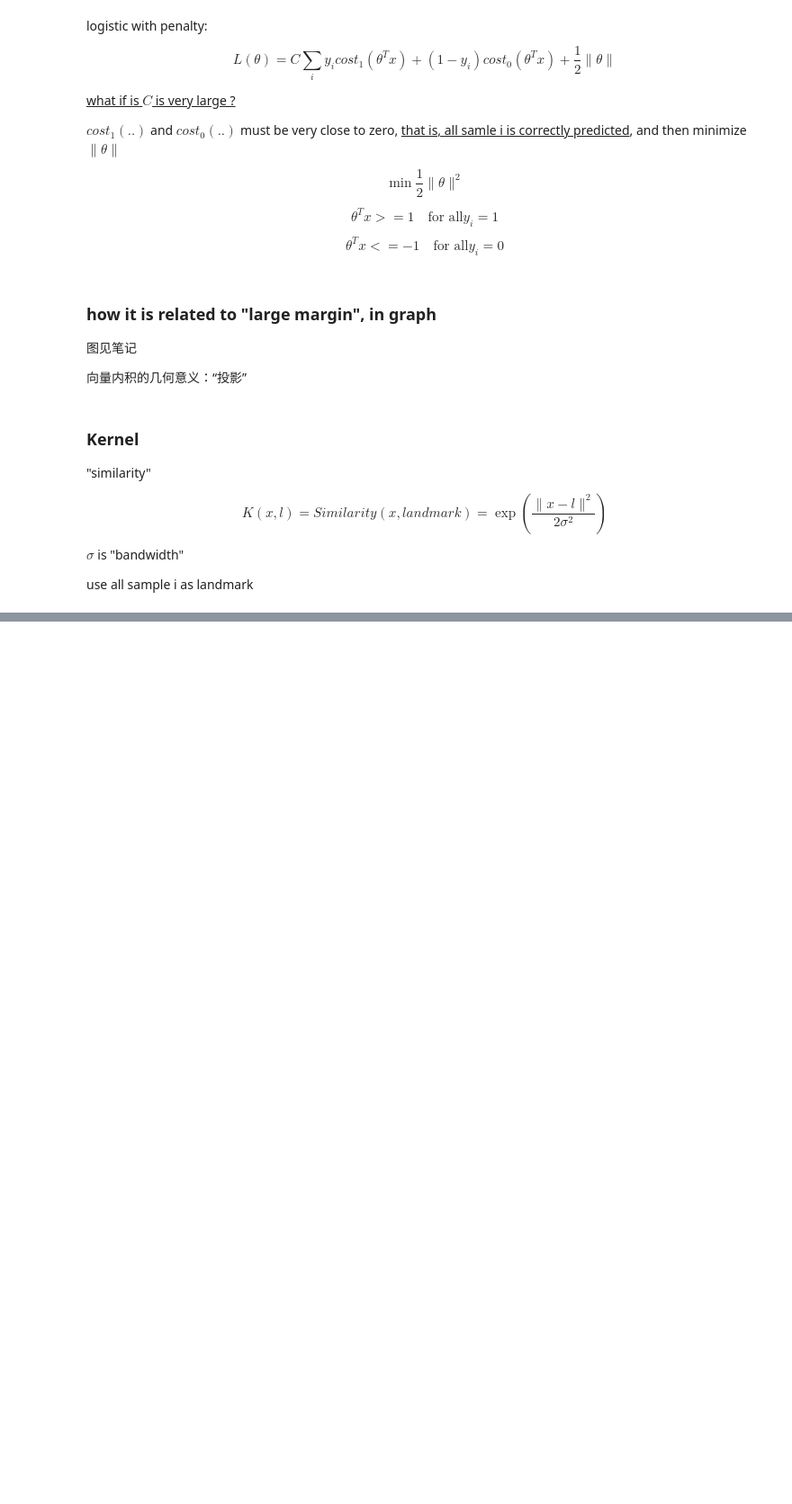
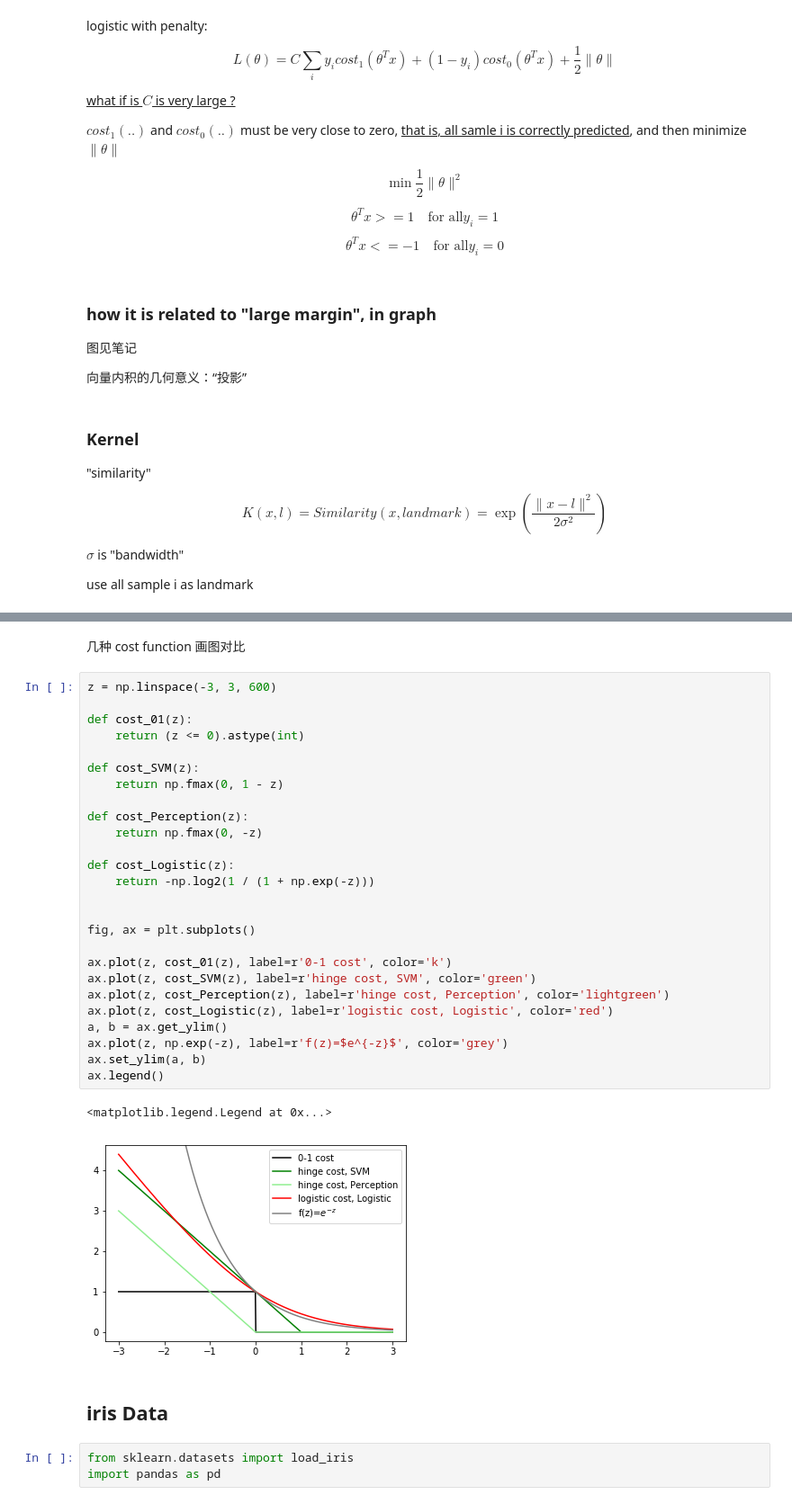
Before and after one commit to JiaRu2016/LiHang_StatisticalLearningMethod, a Jupyter notebook: C7-SVM/SVM.ipynb, the cells around one changed output, grey strips where cells are left out. Shown: that part at 90% size. Saved outputs shown, nothing was run; the diff lists cells and outputs as text; blank space fills up the shorter version.

Commit message:
SVM summary & comparison, sklearn iris

```diff
--- a/C7-SVM/SVM.ipynb
+++ b/C7-SVM/SVM.ipynb
@@ -133,0 +182,36 @@ plt.show()
+# %% [markdown]
+几种 cost function 画图对比
+# %%
+z = np.linspace(-3, 3, 600)
+
+def cost_01(z):
+    return (z <= 0).astype(int)
+
+def cost_SVM(z):
+    return np.fmax(0, 1 - z)
+
+def cost_Perception(z):
+    return np.fmax(0, -z)
+
+def cost_Logistic(z):
+    return -np.log2(1 / (1 + np.exp(-z)))
+
+
+fig, ax = plt.subplots()
+
+ax.plot(z, cost_01(z), label=r'0-1 cost', color='k')
+ax.plot(z, cost_SVM(z), label=r'hinge cost, SVM', color='green')
+ax.plot(z, cost_Perception(z), label=r'hinge cost, Perception', color='lightgreen')
+ax.plot(z, cost_Logistic(z), label=r'logistic cost, Logistic', color='red')
+a, b = ax.get_ylim()
+ax.plot(z, np.exp(-z), label=r'f(z)=$e^{-z}$', color='grey')
+ax.set_ylim(a, b)
+ax.legend()
+# %% [output]
+<matplotlib.legend.Legend at 0x...>
+[figure, added]
+# %% [markdown]
+## iris Data
+# %%
+from sklearn.datasets import load_iris
+import pandas as pd
```
Also changed, not shown: parts of 13 cells of this notebook.
